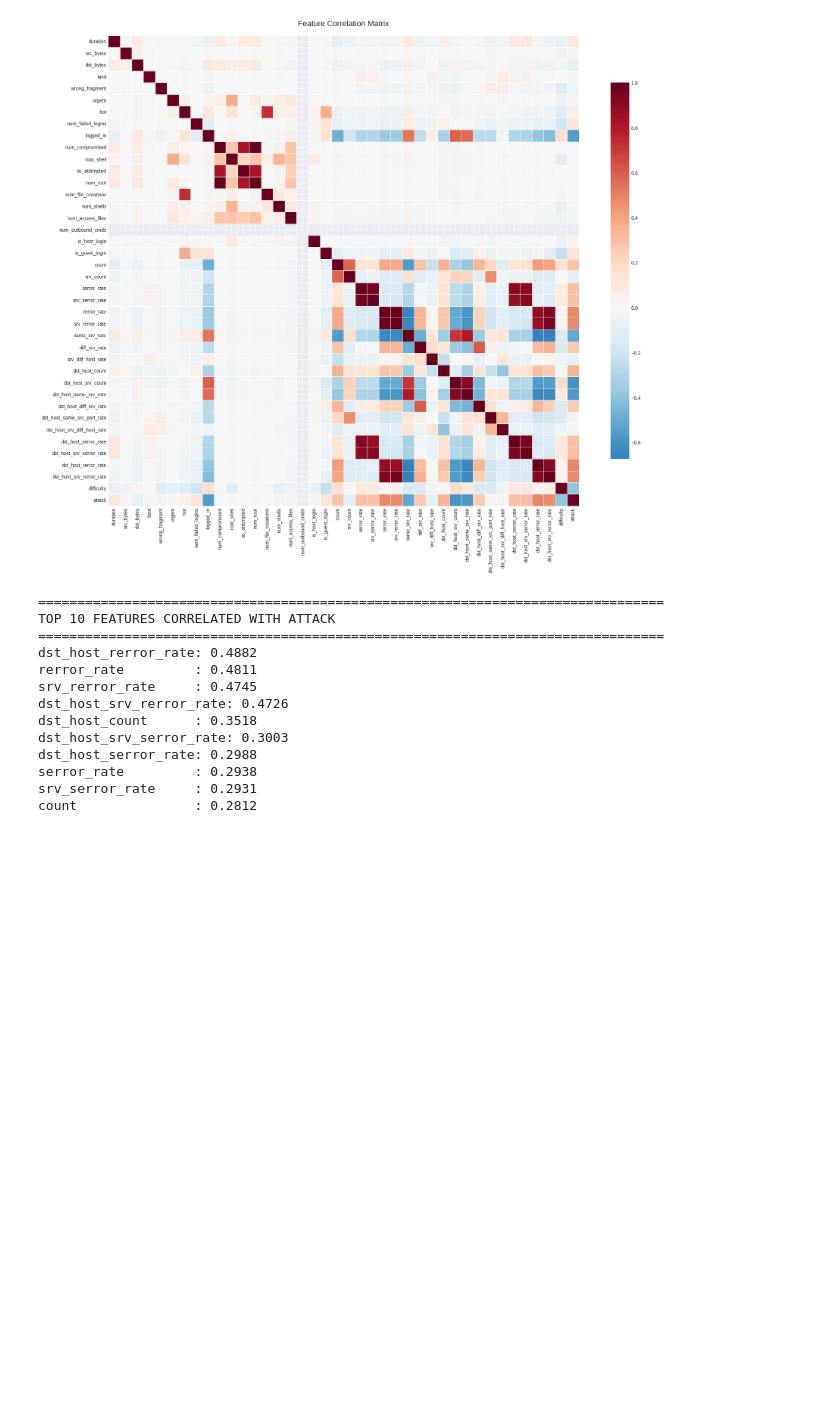
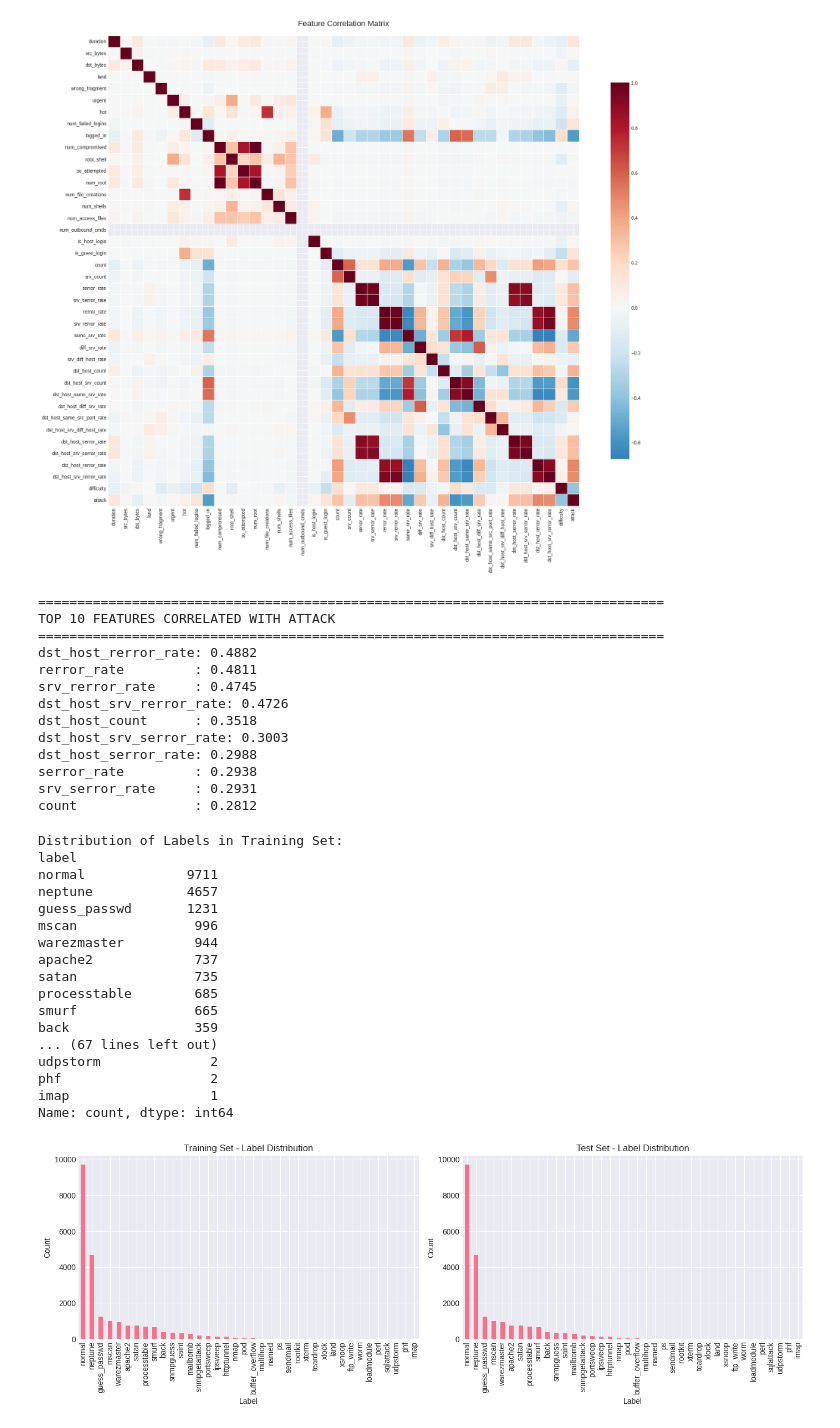
Before and after one commit to hima879/ai_network_ids, a Jupyter notebook: notebooks/01_EDA_Network_Intrusion.ipynb, the cells around one changed output. Saved outputs shown, nothing was run; the diff lists cells and outputs as text; code cells hidden in the pictures; blank space fills up the shorter version.

```diff
--- a/notebooks/01_EDA_Network_Intrusion.ipynb
+++ b/notebooks/01_EDA_Network_Intrusion.ipynb
@@ -417,3 +417,47 @@ dst_host_serror_rate: 0.2988
 serror_rate         : 0.2938
 srv_serror_rate     : 0.2931
 count               : 0.2812
+# %%
+# Cell 7: Target Variable Distribution
+print("Distribution of Labels in Training Set:")
+print(train_df['label'].value_counts())
+
+print("\nDistribution of Labels in Test Set:")
+print(test_df['label'].value_counts())
+
+# Visualize
+fig, axes = plt.subplots(1, 2, figsize=(14, 5))
+
+# Training set
+train_df['label'].value_counts().plot(kind='bar', ax=axes[0])
+axes[0].set_title('Training Set - Label Distribution')
+axes[0].set_xlabel('Label')
+axes[0].set_ylabel('Count')
+
+# Test set
+test_df['label'].value_counts().plot(kind='bar', ax=axes[1])
+axes[1].set_title('Test Set - Label Distribution')
+axes[1].set_xlabel('Label')
+axes[1].set_ylabel('Count')
+
+plt.tight_layout()
+plt.show()
+# %% [output]
+Distribution of Labels in Training Set:
+label
+normal             9711
+neptune            4657
+guess_passwd       1231
+mscan               996
+warezmaster         944
+apache2             737
+satan               735
+processtable        685
+smurf               665
+back                359
+... (67 lines left out)
+udpstorm              2
+phf                   2
+imap                  1
+Name: count, dtype: int64
+[figure, added]
```
Also changed, not shown: parts of 17 cells of this notebook.
